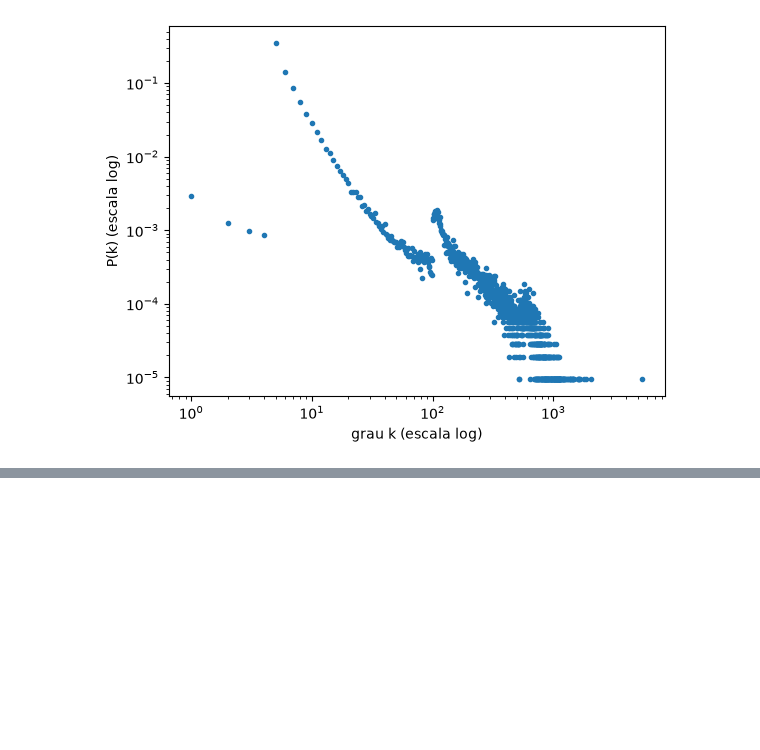
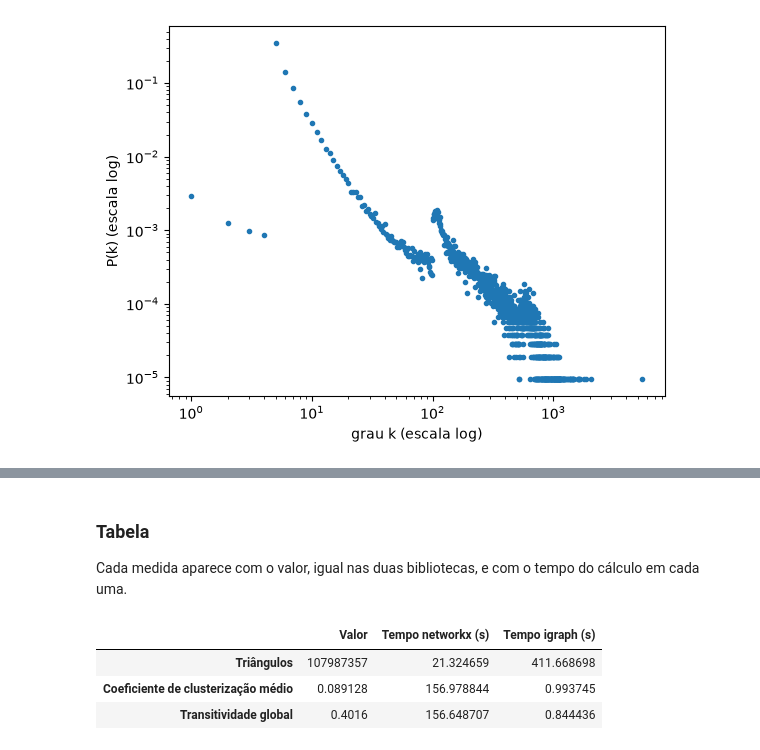
Before and after one commit to Augustocfq/snap-flickr-MATA53, a Jupyter notebook: main.ipynb, the cells around one changed output, grey strips where cells are left out. Cells and saved outputs as stored; diff of their text form; code cells hidden in the pictures; blank space fills up the shorter version.

```diff
--- a/main.ipynb
+++ b/main.ipynb
@@ -296,0 +330,11 @@ plt.show()
+# %%
+triangle_sum, networkx_triangle_time = cached(
+    "soma_triangulos_networkx", lambda: timed(lambda: sum(nx.triangles(graph).values()))
+)
+igraph_triangles, igraph_triangle_time = cached(
+    "triangulos_igraph", lambda: timed(lambda: igraph_graph.motifs_randesu(size=3)[3])
+)
+triangles = triangle_sum // 3
+
+assert triangle_sum % 3 == 0, "a soma dos triângulos por vértice não é múltipla de 3"
+assert triangles == igraph_triangles, "networkx e igraph contam triângulos diferentes"
@@ -296,0 +345,41 @@ plt.show()
+# %%
+average_clustering, networkx_clustering_time = cached(
+    "clusterizacao_media_networkx", lambda: timed(lambda: nx.average_clustering(graph))
+)
+igraph_average_clustering, igraph_clustering_time = cached(
+    "clusterizacao_media_igraph",
+    lambda: timed(lambda: igraph_graph.transitivity_avglocal_undirected(mode="zero")),
+)
+transitivity, networkx_transitivity_time = cached(
+    "transitividade_networkx", lambda: timed(lambda: nx.transitivity(graph))
+)
+igraph_transitivity, igraph_transitivity_time = cached(
+    "transitividade_igraph", lambda: timed(igraph_graph.transitivity_undirected)
+)
+
+assert abs(average_clustering - igraph_average_clustering) < 1e-9, "networkx e igraph divergem na clusterização média"
+assert abs(transitivity - igraph_transitivity) < 1e-9, "networkx e igraph divergem na transitividade"
+# %% [markdown]
+### Tabela
+
+Cada medida aparece com o valor, igual nas duas bibliotecas, e com o tempo do cálculo em cada uma.
+# %%
+time_columns = ["Tempo networkx (s)", "Tempo igraph (s)"]
+clustering_table = pd.DataFrame(
+    {
+        "Valor": [triangles, average_clustering, transitivity],
+        time_columns[0]: [networkx_triangle_time, networkx_clustering_time, networkx_transitivity_time],
+        time_columns[1]: [igraph_triangle_time, igraph_clustering_time, igraph_transitivity_time],
+    },
+    index=["Triângulos", "Coeficiente de clusterização médio", "Transitividade global"],
+    dtype=object,
+)
+clustering_table.style.format(thousands=".", decimal=",", precision=6, subset="Valor").format(
+    thousands=".", decimal=",", precision=1, subset=time_columns
+).to_latex(TABLES_DIR / "clusterizacao.tex", hrules=True, column_format="lrrr")
+clustering_table
+# %% [output]
+|  | Valor | Tempo networkx (s) | Tempo igraph (s) |
+| Triângulos | 107987357 | 21.324659 | 411.668698 |
+| Coeficiente de clusterização médio | 0.089128 | 156.978844 | 0.993745 |
+| Transitividade global | 0.4016 | 156.648707 | 0.844436 |
```
Also changed, not shown: parts of 6 cells of this notebook, 9 other files.
